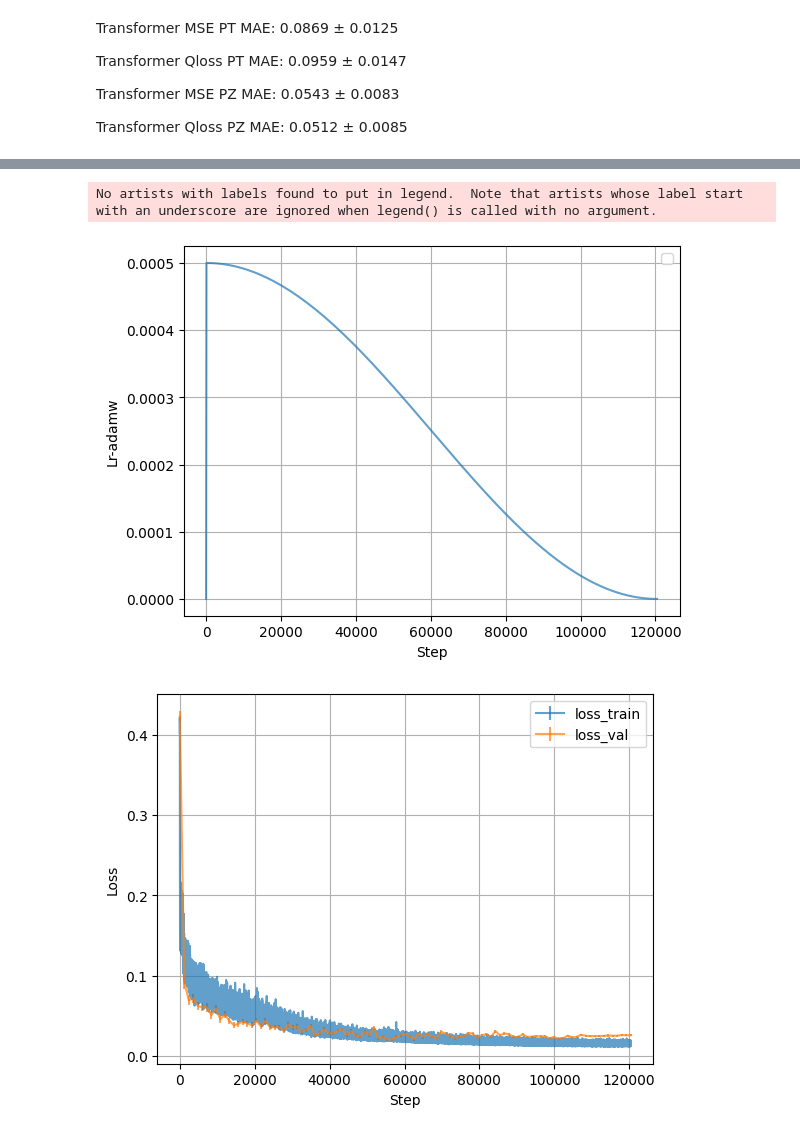
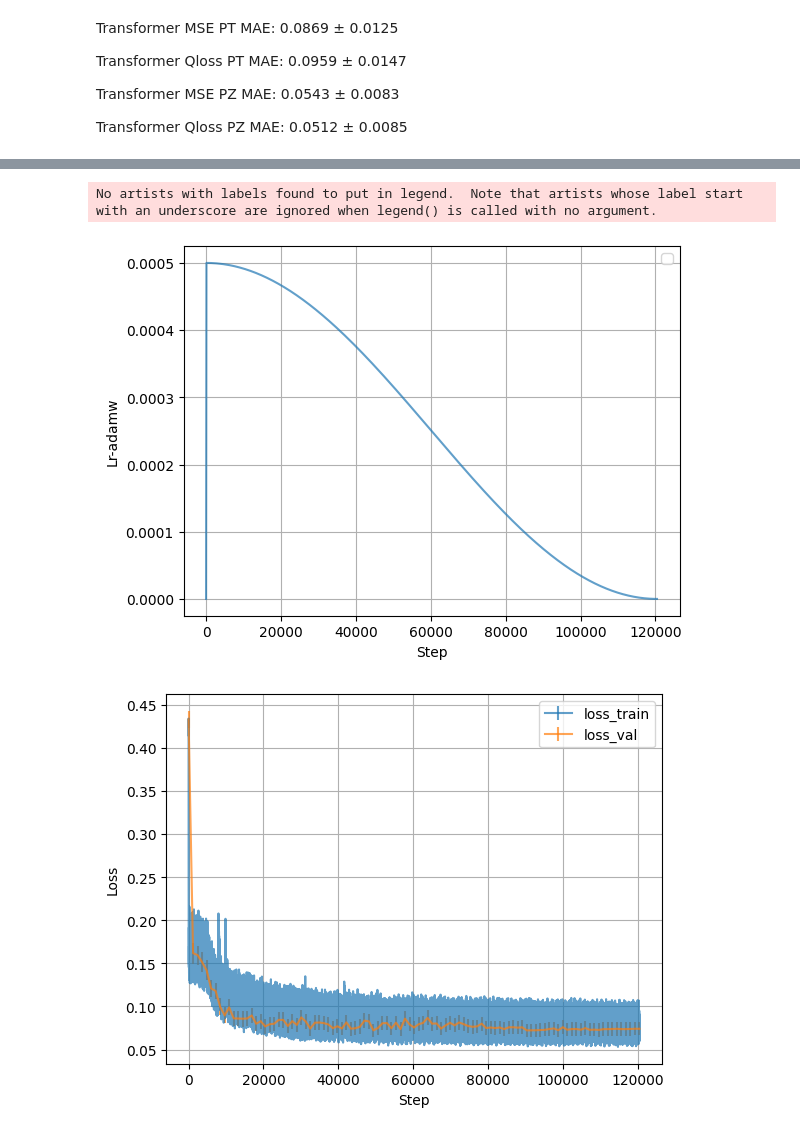
Before and after one commit to CouthuresJeremy/TrackFormer, a Jupyter notebook: dataanalysis.ipynb, the cells around one changed output, grey strips where cells are left out. Drawn from its saved outputs; the diff is of its cells as text; code cells hidden in the pictures.

```diff
--- a/dataanalysis.ipynb
+++ b/dataanalysis.ipynb
@@ -1678,6 +1678,7 @@ import matplotlib.pyplot as plt
 
 # log_dir = "./Data/TrackML/version_115/loss_train"
 log_dir = "./Models/TrackML/version_123"
+log_dir = "./Models/TrackML/version_138"
 
 plot_tensorboard(log_dir)
 # %% [output]
@@ -1699,5 +1700,5 @@ plot_tensorboard(log_dir)
 
 [135502 rows x 5 columns]
 No artists with labels found to put in legend.  Note that artists whose label start with an underscore are ignored when legend() is called with no argument.
 [figure]
-[figure, old version]
+[figure, new version]
```
Also changed, not shown: parts of 18 cells of this notebook.
